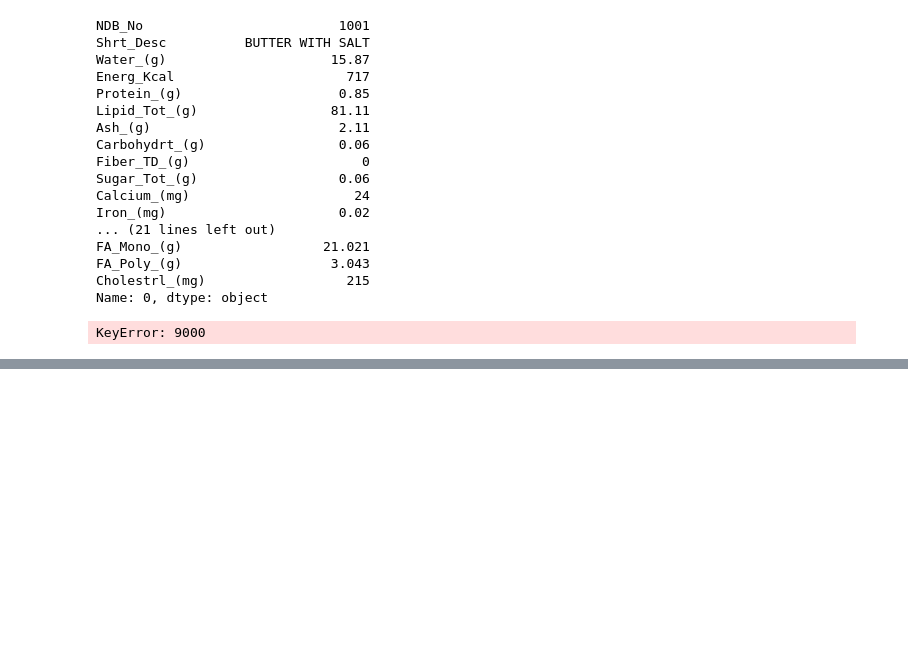
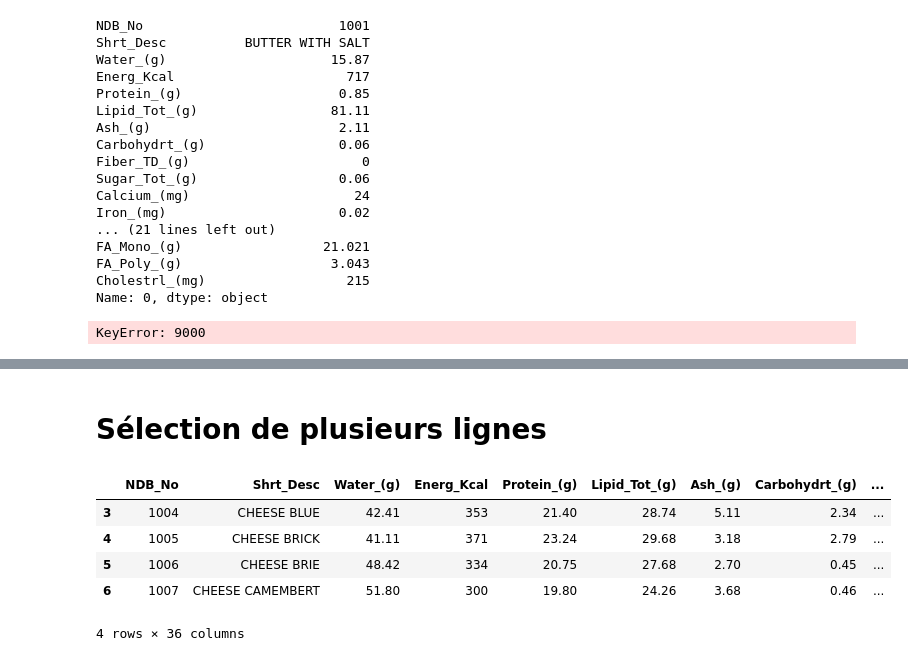
Before and after one commit to brunoharlein/pandas_is_cool, a Jupyter notebook: Cours Pandas.ipynb, the cells around one changed output, grey strips where cells are left out. Cells and saved outputs as stored; diff of their text form; code cells hidden in the pictures; blank space fills up the shorter version.

```diff
--- a/Cours Pandas.ipynb
+++ b/Cours Pandas.ipynb
@@ -233,0 +270,12 @@ KeyError: 9000
+# %% [markdown]
+# Sélection de plusieurs lignes
+# %%
+# DataFrame contenant les lignes d'index 3, 4, 5 et 6
+food_info.loc[3:6]
+# %% [output]
+|  | NDB_No | Shrt_Desc | Water_(g) | Energ_Kcal | Protein_(g) | Lipid_Tot_(g) | Ash_(g) | Carbohydrt_(g) | ... |
+| 3 | 1004 | CHEESE BLUE | 42.41 | 353 | 21.40 | 28.74 | 5.11 | 2.34 | ... |
+| 4 | 1005 | CHEESE BRICK | 41.11 | 371 | 23.24 | 29.68 | 3.18 | 2.79 | ... |
+| 5 | 1006 | CHEESE BRIE | 48.42 | 334 | 20.75 | 27.68 | 2.70 | 0.45 | ... |
+| 6 | 1007 | CHEESE CAMEMBERT | 51.80 | 300 | 19.80 | 24.26 | 3.68 | 0.46 | ... |
+4 rows × 36 columns
```
Also changed, not shown: parts of 20 cells of this notebook, 1 other file.
